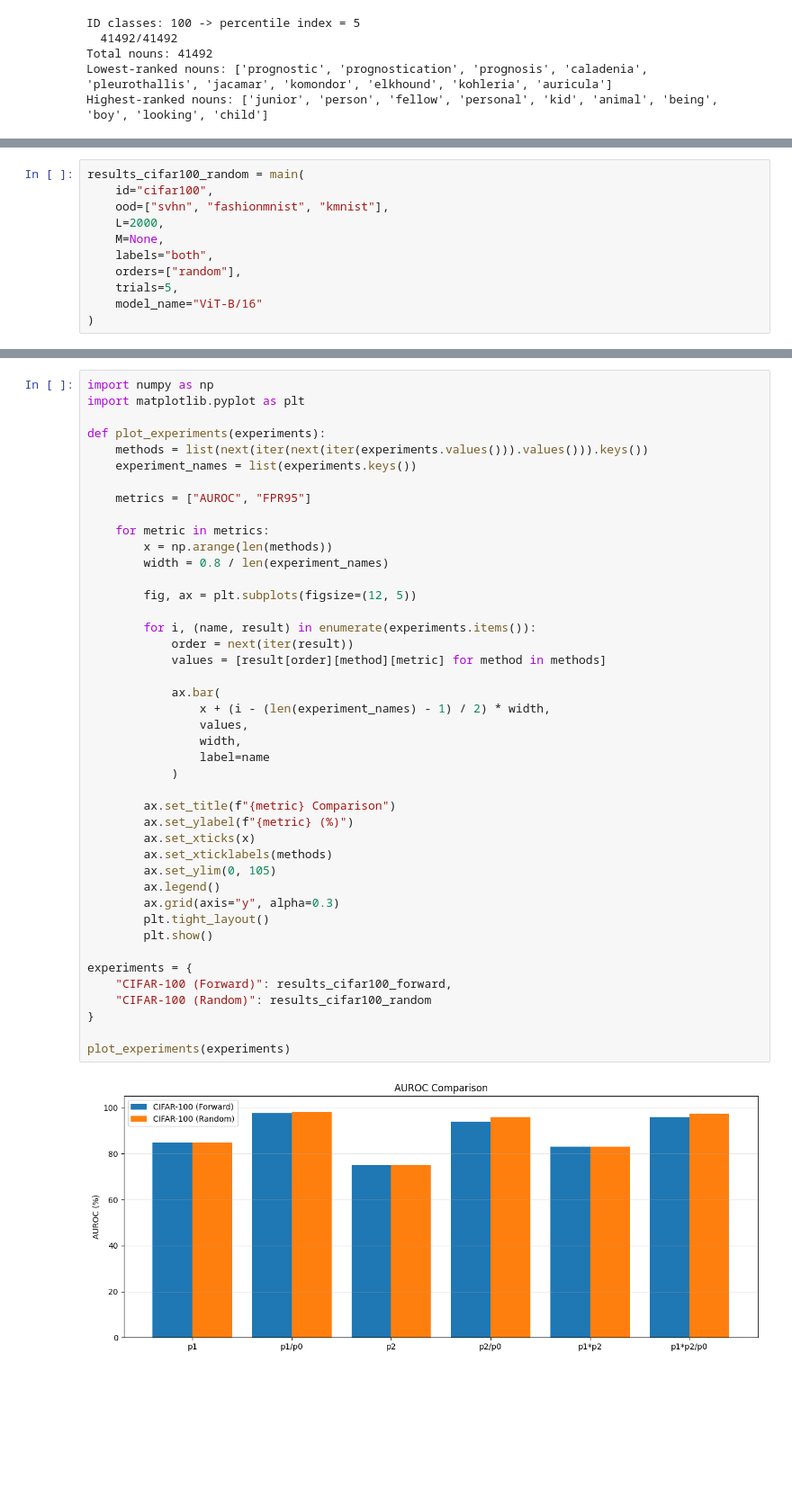
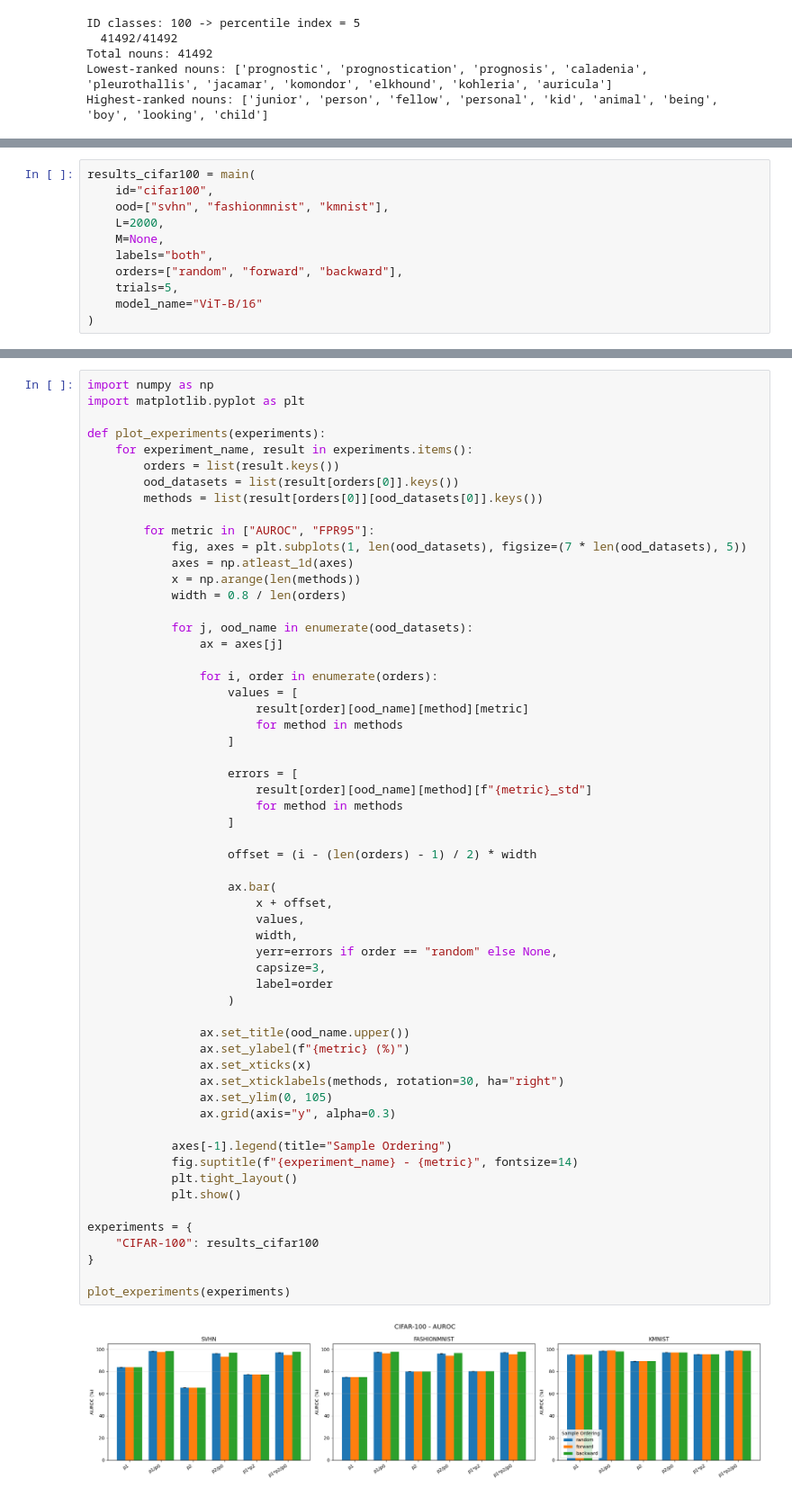
Before and after one commit to Achintha-Bandara/CLIPScope, a Jupyter notebook: CLIPScope.ipynb, the cells around one changed output, grey strips where cells are left out. Shown at 90% size. Saved outputs shown, nothing was run; the diff lists cells and outputs as text; blank space fills up the shorter version.

Commit message:
Results

```diff
--- a/CLIPScope.ipynb
+++ b/CLIPScope.ipynb
@@ -263,13 +265,13 @@ def main(id="cifar100", ood=("svhn", "fashionmnist", "kmnist"), L=2000, M=None,
 
     return all_results
 # %%
-results_cifar100_random = main(
+results_cifar100 = main(
     id="cifar100",
     ood=["svhn", "fashionmnist", "kmnist"],
     L=2000,
     M=None,
     labels="both",
-    orders=["random"],
+    orders=["random", "forward", "backward"],
     trials=5,
     model_name="ViT-B/16"
 )
@@ -325,45 +296,60 @@ g = p1*p2/p0  AUROC  95.88 FPR95  22.63
 # %%
 import numpy as np
 import matplotlib.pyplot as plt
 
 def plot_experiments(experiments):
-    methods = list(next(iter(next(iter(experiments.values())).values())).keys())
-    experiment_names = list(experiments.keys())
+    for experiment_name, result in experiments.items():
+        orders = list(result.keys())
+        ood_datasets = list(result[orders[0]].keys())
+        methods = list(result[orders[0]][ood_datasets[0]].keys())
 
-    metrics = ["AUROC", "FPR95"]
+        for metric in ["AUROC", "FPR95"]:
+            fig, axes = plt.subplots(1, len(ood_datasets), figsize=(7 * len(ood_datasets), 5))
+            axes = np.atleast_1d(axes)
+            x = np.arange(len(methods))
+            width = 0.8 / len(orders)
 
-    for metric in metrics:
-        x = np.arange(len(methods))
-        width = 0.8 / len(experiment_names)
+            for j, ood_name in enumerate(ood_datasets):
+                ax = axes[j]
 
-        fig, ax = plt.subplots(figsize=(12, 5))
+                for i, order in enumerate(orders):
+                    values = [
+                        result[order][ood_name][method][metric]
+                        for method in methods
+                    ]
 
-        for i, (name, result) in enumerate(experiments.items()):
-            order = next(iter(result))
-            values = [result[order][method][metric] for method in methods]
+                    errors = [
+                        result[order][ood_name][method][f"{metric}_std"]
+                        for method in methods
+                    ]
 
-            ax.bar(
-                x + (i - (len(experiment_names) - 1) / 2) * width,
-                values,
-                width,
-                label=name
-            )
+                    offset = (i - (len(orders) - 1) / 2) * width
 
-        ax.set_title(f"{metric} Comparison")
-        ax.set_ylabel(f"{metric} (%)")
-        ax.set_xticks(x)
-        ax.set_xticklabels(methods)
-        ax.set_ylim(0, 105)
-        ax.legend()
-        ax.grid(axis="y", alpha=0.3)
-        plt.tight_layout()
-        plt.show()
+                    ax.bar(
+                        x + offset,
+                        values,
+                        width,
+                        yerr=errors if order == "random" else None,
+                        capsize=3,
+                        label=order
+                    )
+
+                ax.set_title(ood_name.upper())
+                ax.set_ylabel(f"{metric} (%)")
+                ax.set_xticks(x)
+                ax.set_xticklabels(methods, rotation=30, ha="right")
+                ax.set_ylim(0, 105)
+                ax.grid(axis="y", alpha=0.3)
+
+            axes[-1].legend(title="Sample Ordering")
+            fig.suptitle(f"{experiment_name} - {metric}", fontsize=14)
+            plt.tight_layout()
+            plt.show()
 
 experiments = {
-    "CIFAR-100 (Forward)": results_cifar100_forward,
-    "CIFAR-100 (Random)": results_cifar100_random
+    "CIFAR-100": results_cifar100
 }
 
 plot_experiments(experiments)
 # %% [output]
-[figure, old version]
+[figure, new version]
```
Also changed, not shown: parts of 4 cells of this notebook.
